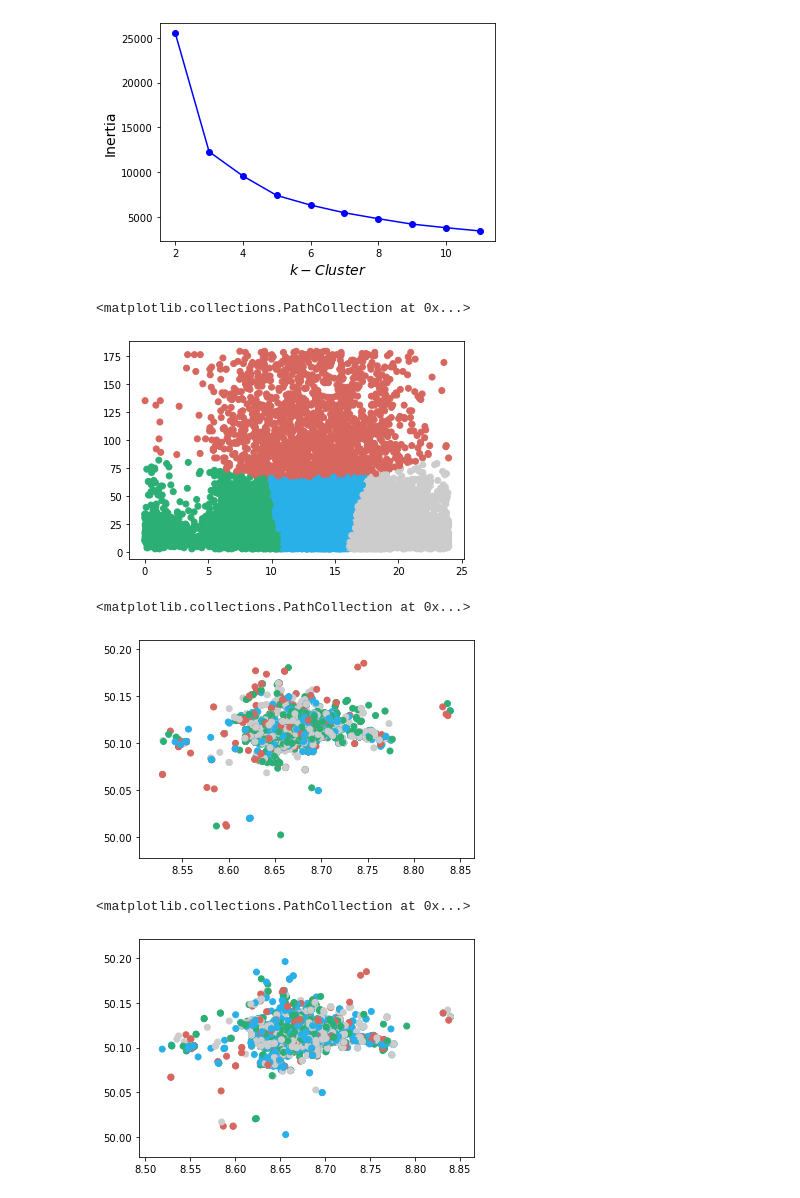
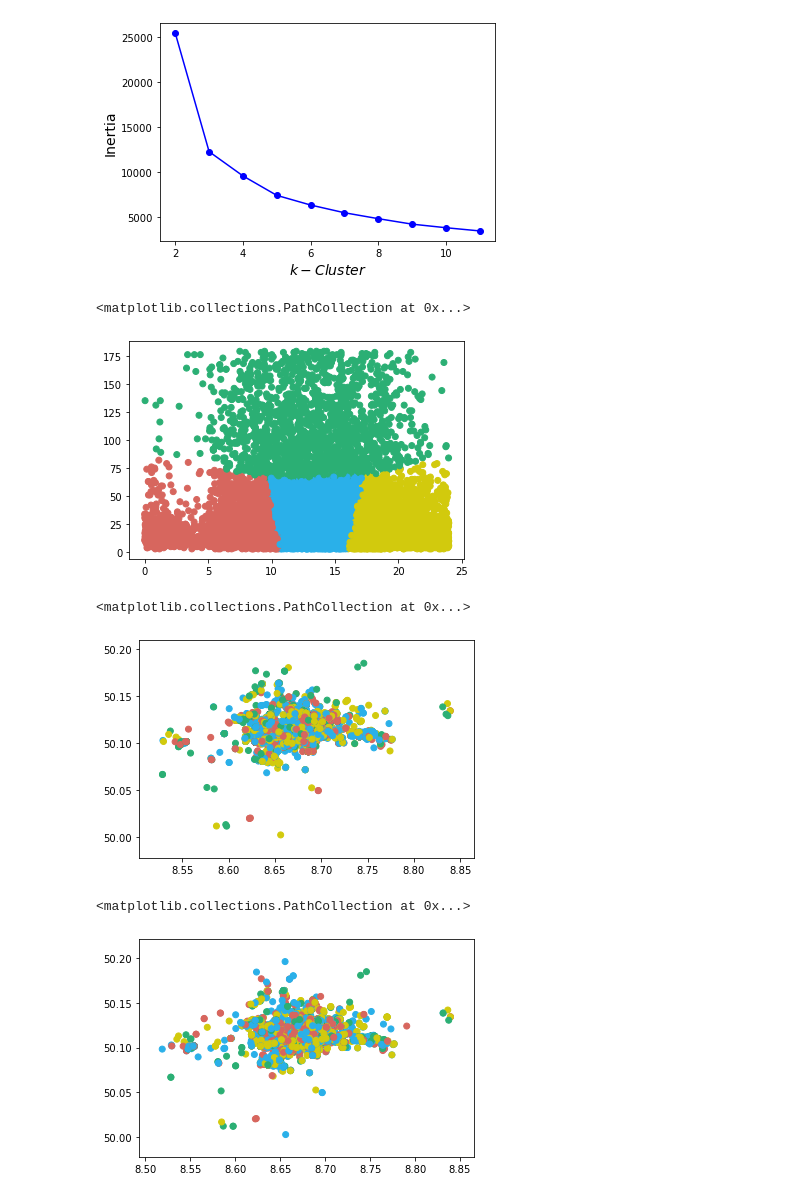
Before and after one commit to lesar64/aa_project, a Jupyter notebook: Jan/cluster_analyse.ipynb, the cells around one changed output. Drawn from its saved outputs; the diff is of its cells as text; code cells hidden in the pictures.

```diff
--- a/Jan/cluster_analyse.ipynb
+++ b/Jan/cluster_analyse.ipynb
@@ -53,27 +54,27 @@ plt.show()
 # %%
 n_clusters = 4
 kmeans_cluster = KMeans(n_clusters=n_clusters, init='k-means++')
 # array = df_td[:100].to_numpy()
 array = df_td.to_numpy()
 array = StandardScaler().fit_transform(array)
 labels = kmeans_cluster.fit_predict(array)
-label_colors = ["#2AB0E9", "#2BAF74", "#D7665E", "#CCCCCC",
-                "#D2CA0D", "#522A64", "#A3DB05", "#FC6514"]
+label_colors = ["#2AB0E9", "#2BAF74", "#D7665E", "#D2CA0D", #blue, green, red, yellow
+                "#CCCCCC", "#522A64", "#A3DB05", "#FC6514"]
 
 colors = [label_colors[i] for i in labels]
 
 # plt.scatter(df_td["time"][:100], df_td["trip_duration"][:100], c=colors)
 plt.scatter(df_td["time"], df_td["trip_duration"], c=colors)
 # %% [output]
 <matplotlib.collections.PathCollection at 0x...>
-[figure, old version]
+[figure, new version]
 # %%
 plt.scatter(df_start["orig_lng"], df_start["orig_lat"], c=colors)
 # %% [output]
 <matplotlib.collections.PathCollection at 0x...>
-[figure, old version]
+[figure, new version]
 # %%
 plt.scatter(df_start["dest_lng"], df_start["dest_lat"], c=colors)
 # %% [output]
 <matplotlib.collections.PathCollection at 0x...>
-[figure, old version]
+[figure, new version]
```
Also changed, not shown: parts of 10 cells of this notebook.
